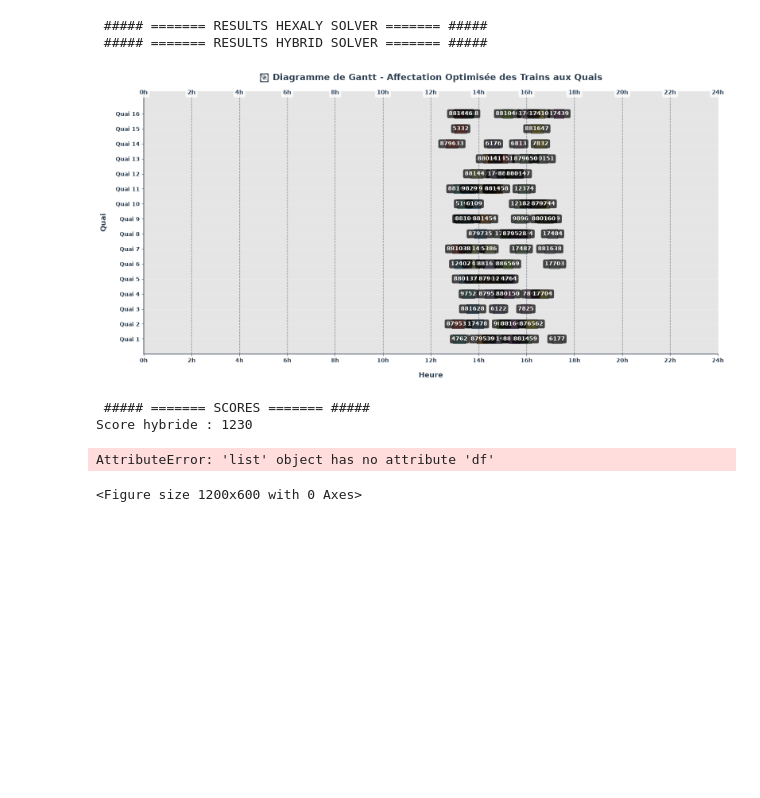
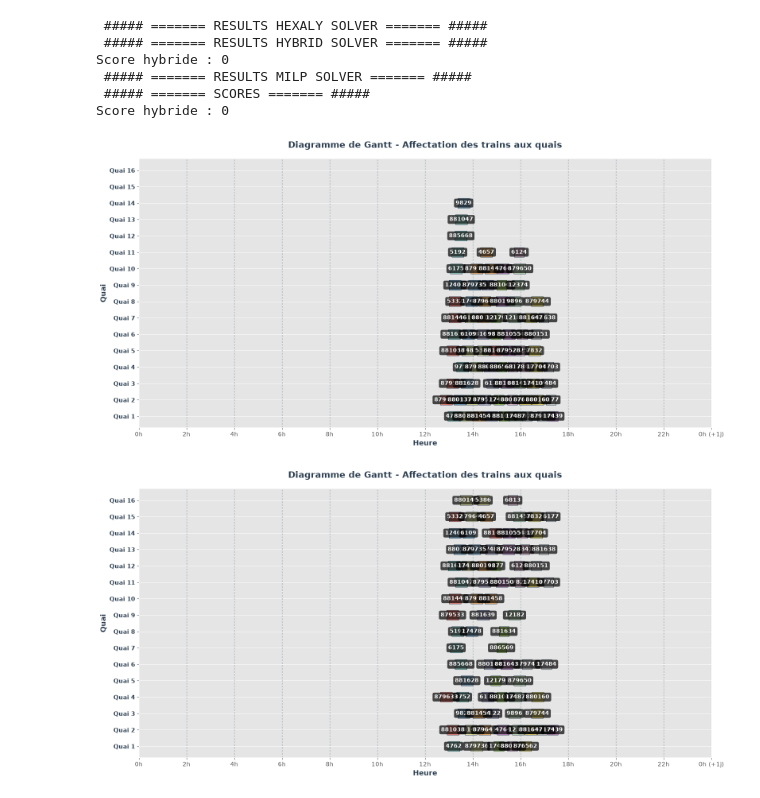
Before and after one commit to Analista-enr/Victorien_Bigarre_Portfolio, a Jupyter notebook: projects/Project_2_Assignment_Problem_Marseille_StCharles/viz.ipynb, the cells around one changed output. Saved outputs shown, nothing was run; the diff lists cells and outputs as text; code cells hidden in the pictures; blank space fills up the shorter version.

```diff
--- a/projects/Project_2_Assignment_Problem_Marseille_StCharles/viz.ipynb
+++ b/projects/Project_2_Assignment_Problem_Marseille_StCharles/viz.ipynb
@@ -1,37 +1,46 @@
 # %%
 import pandas as pd
 from data_process import TrainScheduler
 from Model import HybridSolver
-from Hxl_model import HexalySolver
+from MILP_solver import Medee
 
 ### === DATA IMPORT
 CAMINO = r"Planning_original.xlsx"
-NB_QUAIS=16
-PENALTY=10
+NB_QUAIS = 16
+PENALTY = 10
 
 
 # Charger les données
 df = pd.read_excel(CAMINO)
 
 # --- Solveur Hexaly ---
 print(" ##### ======= RESULTS HEXALY SOLVER ======= ##### ")
-#hexaly = HexalySolver(df, nb_quai=NB_QUAIS, penalty=PENALTY)
-#hxl_solution, hxl_score = hexaly.solve(time_limit=60)
+# hexaly = HexalySolver(df, nb_quai=NB_QUAIS, penalty=PENALTY)
+# hxl_solution, hxl_score = hexaly.solve(time_limit=60)
 
-#hexaly.plot_gantt(hxl_solution)
+# hexaly.plot_gantt(hxl_solution)
 
-# --- Solveur Hybride (PSO+ASA) ---
+# # --- Solveur Hybride (PSO+ASA) ---
 print(" ##### ======= RESULTS HYBRID SOLVER ======= ##### ")
 hybrid = HybridSolver(df, nb_quai=NB_QUAIS, penalty=PENALTY)
 hyb_solution, hyb_score = hybrid.solve(n_particles=50, max_iter=100, asa_niter=50)
+print(f'Score hybride : {hyb_score}')
 hybrid.plot_gantt(hyb_solution)
+
+print(" ##### ======= RESULTS MILP SOLVER ======= ##### ")
+milp = Medee(df, nb_quai=NB_QUAIS, penalty=PENALTY)
+hybrid.plot_gantt(milp.solution)
+
 
 print(" ##### ======= SCORES ======= ##### ")
 print(f"Score hybride : {hyb_score}")
-#print(f"Score hexaly : {hxl_score}")
+# print(f"Score hexaly : {hxl_score}")
 # %% [output]
  ##### ======= RESULTS HEXALY SOLVER ======= #####
  ##### ======= RESULTS HYBRID SOLVER ======= #####
+Score hybride : 0
+ ##### ======= RESULTS MILP SOLVER ======= #####
+ ##### ======= SCORES ======= #####
+Score hybride : 0
-[figure, old version]
+[figure, new version]
- ##### ======= SCORES ======= #####
-Score hybride : 1230
+[figure, added]
@@ -40,5 +46,0 @@ results=model_hybrid.solve()
-# %%
-plot_gantt(results[0])
-# %% [output]
-AttributeError: 'list' object has no attribute 'df'
-<Figure size 1200x600 with 0 Axes>
```
Also changed, not shown: parts of 7 cells of this notebook, 4 other files.
